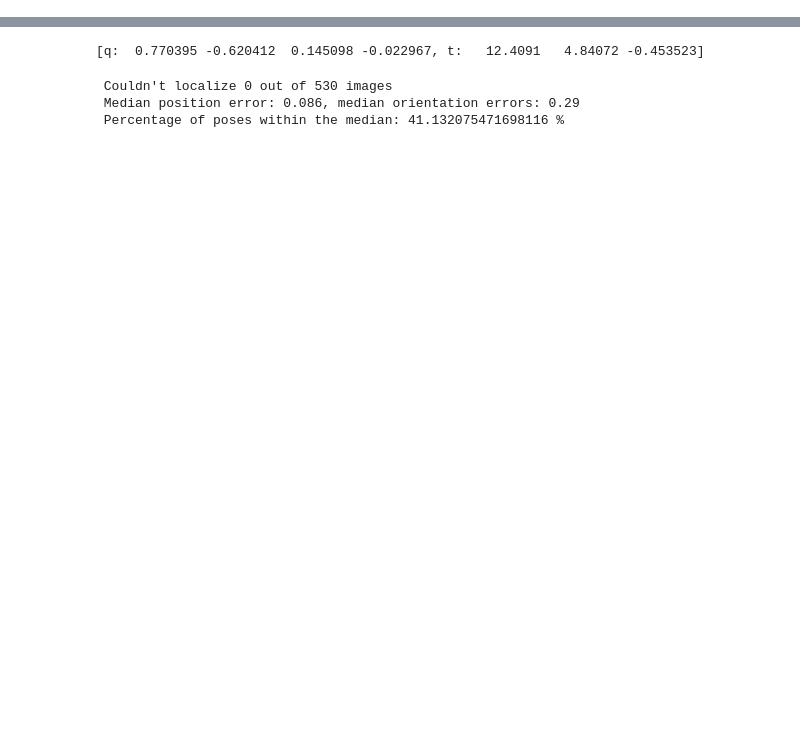
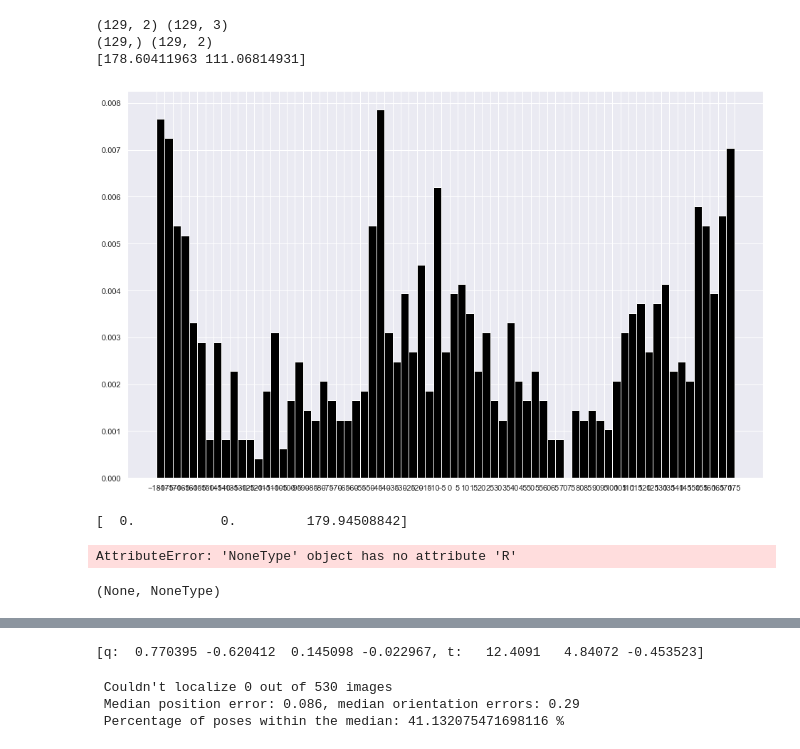
Before and after one commit to bohdanhlovatskyi/pose_estimation, a Jupyter notebook: ValOnData.ipynb, the cells around one changed output, grey strips where cells are left out. Drawn from its saved outputs; the diff is of its cells as text; code cells hidden in the pictures; blank space fills up the shorter version.

```diff
--- a/ValOnData.ipynb
+++ b/ValOnData.ipynb
@@ -8,13 +8,17 @@ import os
 import argparse
 import statistics
 import numpy as np
+import matplotlib.pyplot as plt
+import seaborn as sns
+sns.set(rc={'figure.figsize':(16,10)})
 
 from tqdm import tqdm
+from scipy.spatial.transform import Rotation
 from pytorch3d.transforms import matrix_to_quaternion
 
 import poselib
 
-from solver import Up2P
+from solver import Up2P, Solver
 from SolverPipeline import P3PBindingWrapperPipeline
 from SolverPipeline import SolverPipeline as SP
 # %%
@@ -62,3 +238,32 @@ pts3D = [
+# %%
+orientation_errors, pose_errors = [], []
+for s in seq:
+    p = f"{VSP}/seq{s}"
+    for f in tqdm(os.listdir(p)):
+        if f.split(".")[1] != "npy":
+            continue
+        pe, oe = process_file(ref, f"{p}/{f}", conf, camera_dict, gt_dict)
+        print(pe, oe)
+        pose_errors.append(pe)
+        orientation_errors.append(oe)
+        break
+    break
+# %% [output]
+(129, 2) (129, 3)
+(129,) (129, 2)
+[178.60411963 111.06814931]
+[figure, added]
+[  0.           0.         179.94508842]
+AttributeError: 'NoneType' object has no attribute 'R'
+# %%
+res = ref(
+    np.array(pts2D),
+    np.array(pts3D),
+    camera
+)
+res, type(res)
+# %% [output]
+(None, NoneType)
 # %%
 class UP2PSolverPipeline(SP):
 
```
Also changed, not shown: parts of 7 cells of this notebook, 3 other files.
